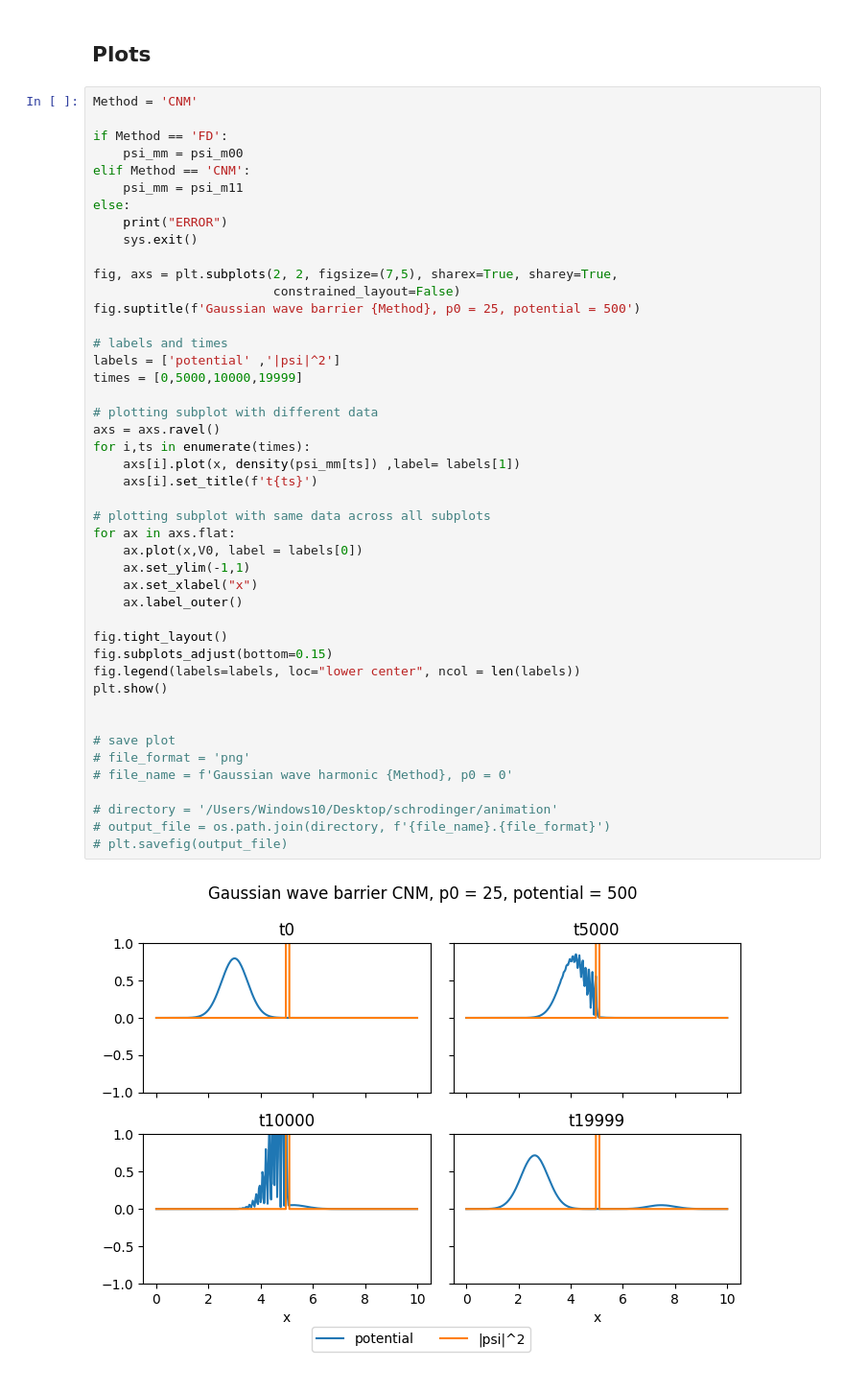
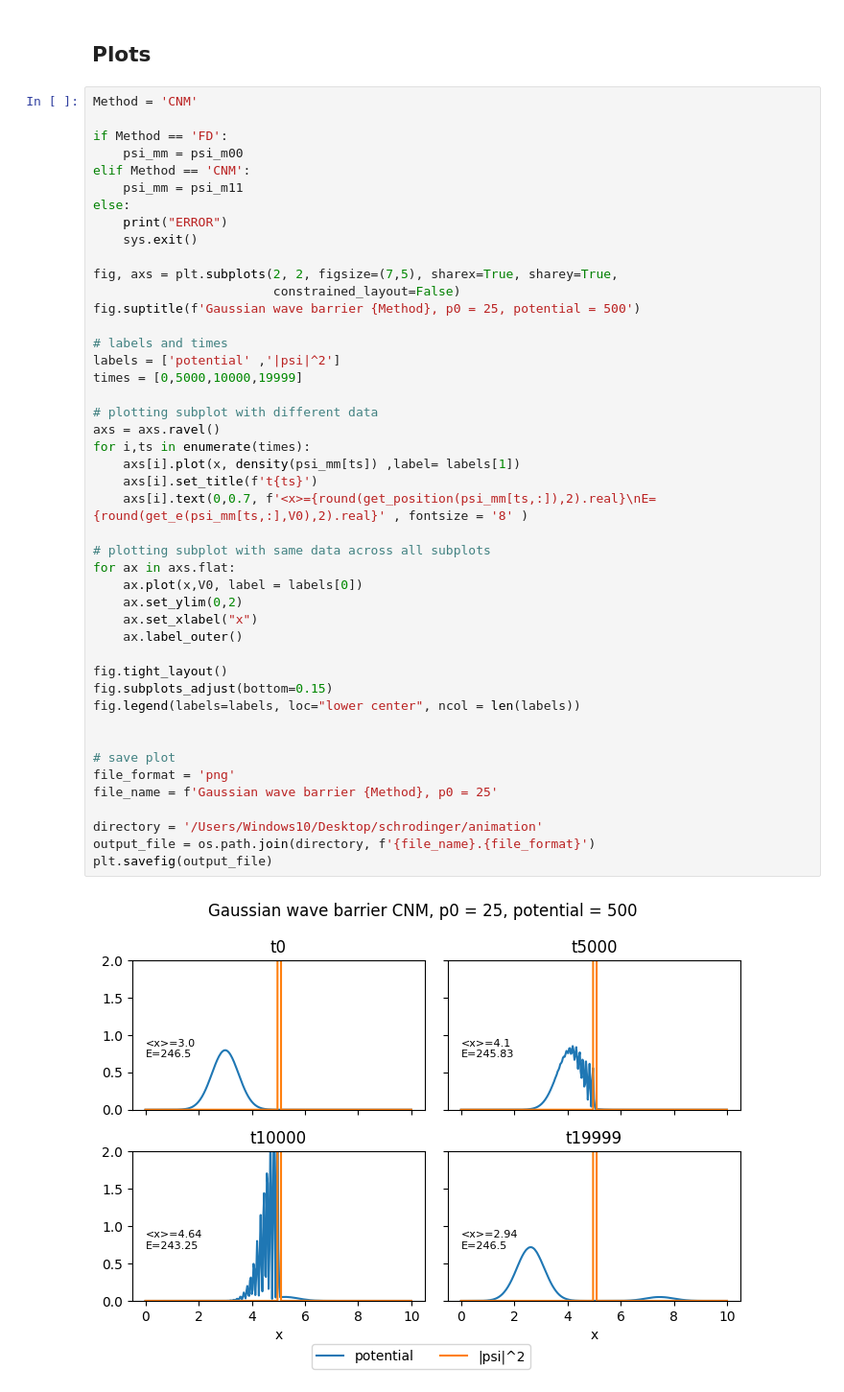
Before and after one commit to sushiTonpai/schrodinger, a Jupyter notebook: Time_dependent_schrodinger.ipynb, the cells around one changed output. Shown at 96% size. Saved outputs shown, nothing was run; the diff lists cells and outputs as text.

Commit message:
update plotting code

```diff
--- a/Time_dependent_schrodinger.ipynb
+++ b/Time_dependent_schrodinger.ipynb
@@ -301,38 +304,38 @@ else:
     sys.exit()
 
 fig, axs = plt.subplots(2, 2, figsize=(7,5), sharex=True, sharey=True,
                         constrained_layout=False)
 fig.suptitle(f'Gaussian wave barrier {Method}, p0 = 25, potential = 500')
 
 # labels and times
 labels = ['potential' ,'|psi|^2']
 times = [0,5000,10000,19999]
 
 # plotting subplot with different data
 axs = axs.ravel()
 for i,ts in enumerate(times):
     axs[i].plot(x, density(psi_mm[ts]) ,label= labels[1])
     axs[i].set_title(f't{ts}')
+    axs[i].text(0,0.7, f'<x>={round(get_position(psi_mm[ts,:]),2).real}\nE={round(get_e(psi_mm[ts,:],V0),2).real}' , fontsize = '8' )
 
 # plotting subplot with same data across all subplots
 for ax in axs.flat:
     ax.plot(x,V0, label = labels[0])
-    ax.set_ylim(-1,1)
+    ax.set_ylim(0,2)
     ax.set_xlabel("x")
     ax.label_outer()
 
 fig.tight_layout()
 fig.subplots_adjust(bottom=0.15)
 fig.legend(labels=labels, loc="lower center", ncol = len(labels))
-plt.show()
 
 
 # save plot
-# file_format = 'png'
-# file_name = f'Gaussian wave harmonic {Method}, p0 = 0'
+file_format = 'png'
+file_name = f'Gaussian wave barrier {Method}, p0 = 25'
 
-# directory = '/Users/Windows10/Desktop/schrodinger/animation'
-# output_file = os.path.join(directory, f'{file_name}.{file_format}')
-# plt.savefig(output_file)
+directory = '/Users/Windows10/Desktop/schrodinger/animation'
+output_file = os.path.join(directory, f'{file_name}.{file_format}')
+plt.savefig(output_file)
 # %% [output]
-[figure, old version]
+[figure, new version]
```
Also changed, not shown: parts of 5 cells of this notebook.
